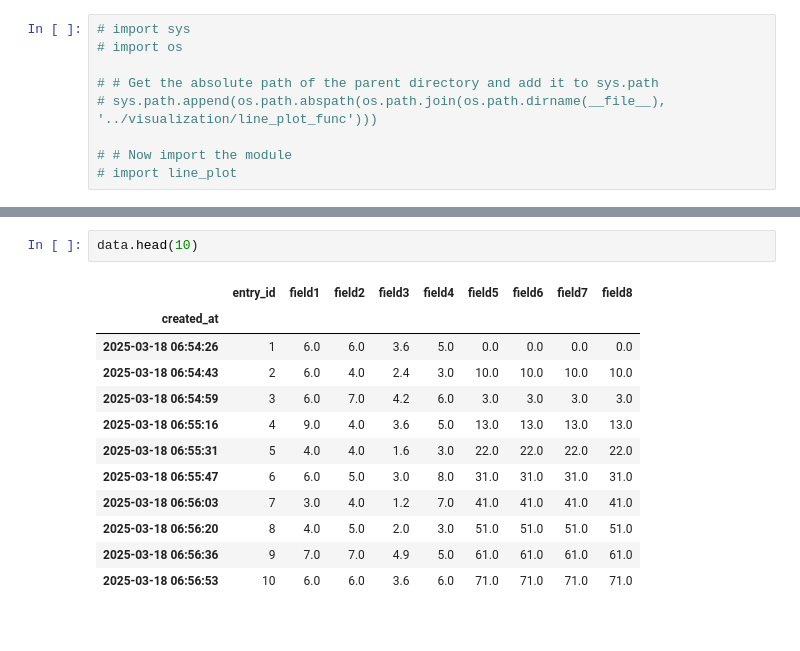
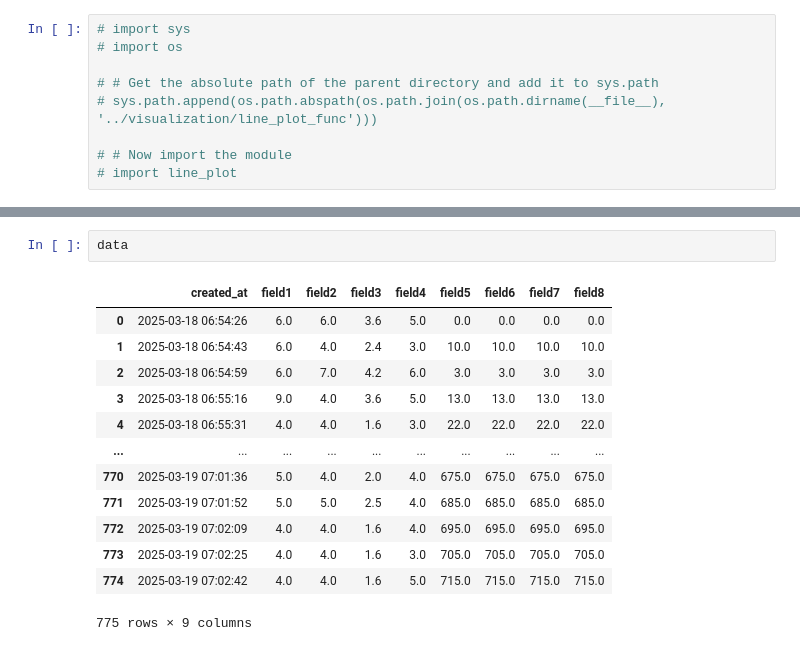
Before and after one commit to arnavahujaa/Intelligent-IoT-Data-Management, a Jupyter notebook: feature-visualization-testing.ipynb, the cells around one changed output, grey strips where cells are left out. Drawn from its saved outputs; the diff is of its cells as text.

```diff
--- a/feature-visualization-testing.ipynb
+++ b/feature-visualization-testing.ipynb
@@ -56,17 +30,18 @@ data.set_index('created_at', inplace=True)  # Set datetime as index
-# %%
-data.head(10)
-# %% [output]
-|  | entry_id | field1 | field2 | field3 | field4 | field5 | field6 | field7 | field8 |
-| created_at |  |  |  |  |  |  |  |  |  |
-| 2025-03-18 06:54:26 | 1 | 6.0 | 6.0 | 3.6 | 5.0 | 0.0 | 0.0 | 0.0 | 0.0 |
-| 2025-03-18 06:54:43 | 2 | 6.0 | 4.0 | 2.4 | 3.0 | 10.0 | 10.0 | 10.0 | 10.0 |
-| 2025-03-18 06:54:59 | 3 | 6.0 | 7.0 | 4.2 | 6.0 | 3.0 | 3.0 | 3.0 | 3.0 |
-| 2025-03-18 06:55:16 | 4 | 9.0 | 4.0 | 3.6 | 5.0 | 13.0 | 13.0 | 13.0 | 13.0 |
-| 2025-03-18 06:55:31 | 5 | 4.0 | 4.0 | 1.6 | 3.0 | 22.0 | 22.0 | 22.0 | 22.0 |
-| 2025-03-18 06:55:47 | 6 | 6.0 | 5.0 | 3.0 | 8.0 | 31.0 | 31.0 | 31.0 | 31.0 |
-| 2025-03-18 06:56:03 | 7 | 3.0 | 4.0 | 1.2 | 7.0 | 41.0 | 41.0 | 41.0 | 41.0 |
-| 2025-03-18 06:56:20 | 8 | 4.0 | 5.0 | 2.0 | 3.0 | 51.0 | 51.0 | 51.0 | 51.0 |
-| 2025-03-18 06:56:36 | 9 | 7.0 | 7.0 | 4.9 | 5.0 | 61.0 | 61.0 | 61.0 | 61.0 |
-| 2025-03-18 06:56:53 | 10 | 6.0 | 6.0 | 3.6 | 6.0 | 71.0 | 71.0 | 71.0 | 71.0 |
+# %%
+data
+# %% [output]
+|  | created_at | field1 | field2 | field3 | field4 | field5 | field6 | field7 | field8 |
+| 0 | 2025-03-18 06:54:26 | 6.0 | 6.0 | 3.6 | 5.0 | 0.0 | 0.0 | 0.0 | 0.0 |
+| 1 | 2025-03-18 06:54:43 | 6.0 | 4.0 | 2.4 | 3.0 | 10.0 | 10.0 | 10.0 | 10.0 |
+| 2 | 2025-03-18 06:54:59 | 6.0 | 7.0 | 4.2 | 6.0 | 3.0 | 3.0 | 3.0 | 3.0 |
+| 3 | 2025-03-18 06:55:16 | 9.0 | 4.0 | 3.6 | 5.0 | 13.0 | 13.0 | 13.0 | 13.0 |
+| 4 | 2025-03-18 06:55:31 | 4.0 | 4.0 | 1.6 | 3.0 | 22.0 | 22.0 | 22.0 | 22.0 |
+| ... | ... | ... | ... | ... | ... | ... | ... | ... | ... |
+| 770 | 2025-03-19 07:01:36 | 5.0 | 4.0 | 2.0 | 4.0 | 675.0 | 675.0 | 675.0 | 675.0 |
+| 771 | 2025-03-19 07:01:52 | 5.0 | 5.0 | 2.5 | 4.0 | 685.0 | 685.0 | 685.0 | 685.0 |
+| 772 | 2025-03-19 07:02:09 | 4.0 | 4.0 | 1.6 | 4.0 | 695.0 | 695.0 | 695.0 | 695.0 |
+| 773 | 2025-03-19 07:02:25 | 4.0 | 4.0 | 1.6 | 3.0 | 705.0 | 705.0 | 705.0 | 705.0 |
+| 774 | 2025-03-19 07:02:42 | 4.0 | 4.0 | 1.6 | 5.0 | 715.0 | 715.0 | 715.0 | 715.0 |
+775 rows × 9 columns
 # %%
 # Example usage
```
Also changed, not shown: parts of 7 cells of this notebook, 2 other files.
